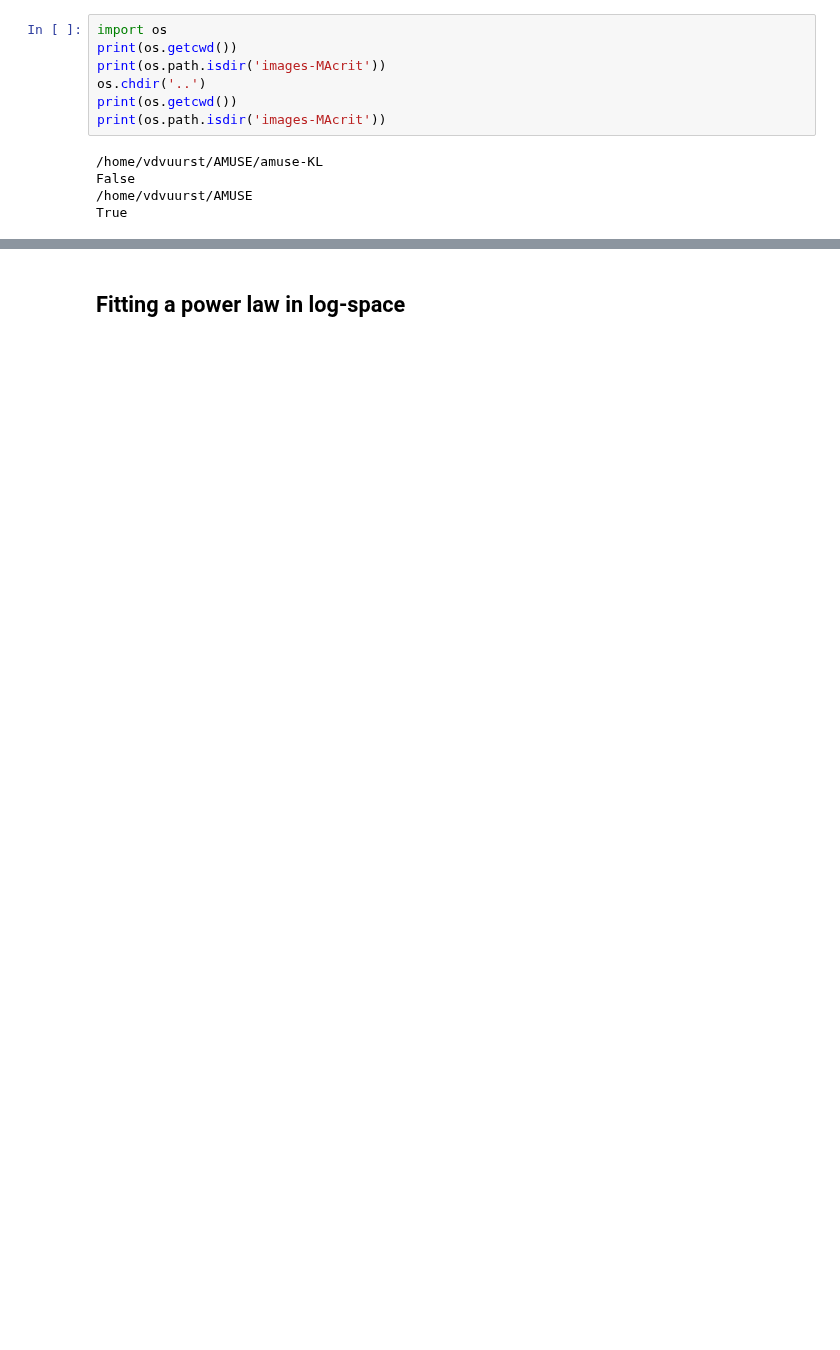
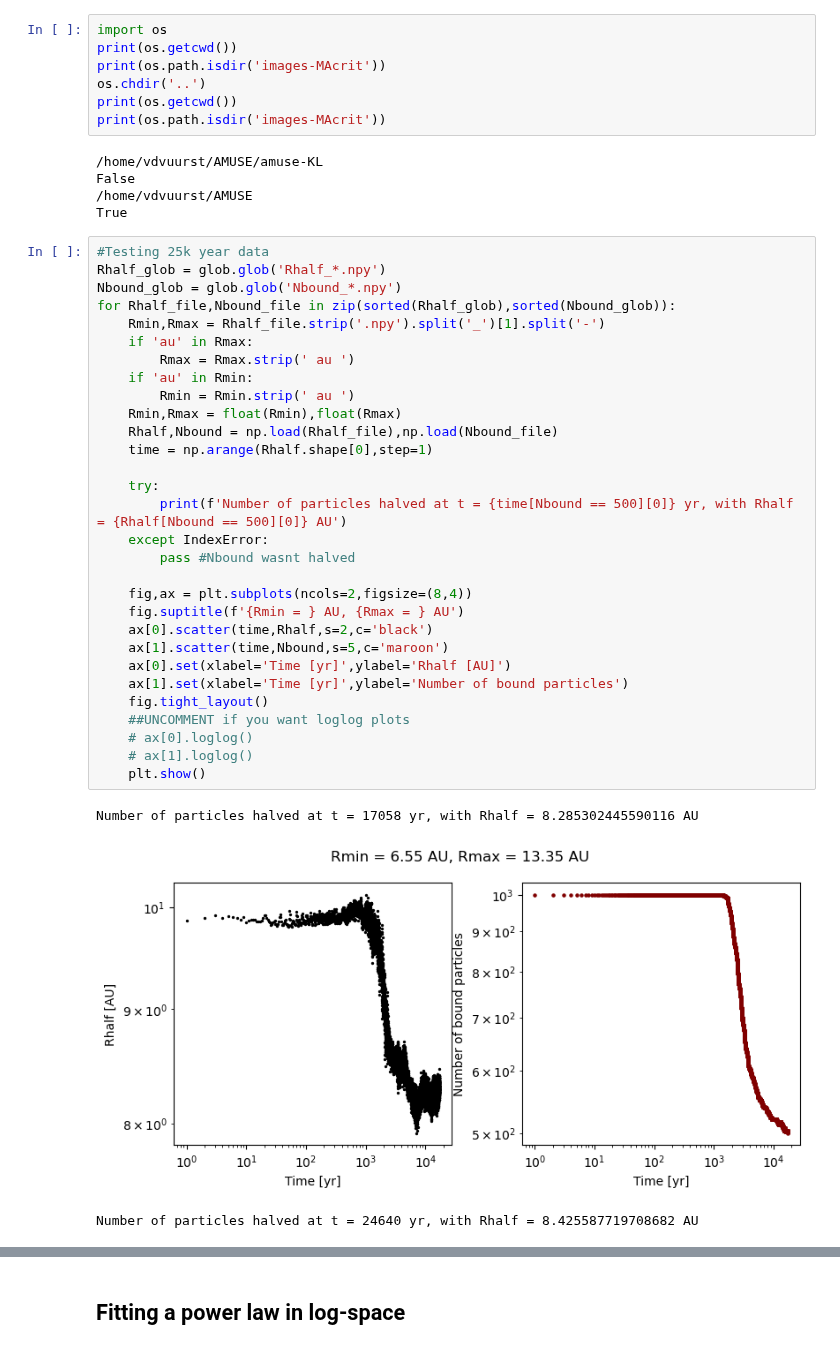
Before and after one commit to LucasPouw/amuse-KL, a Jupyter notebook: fitting_unbound_particles.ipynb, the cells around one changed output, grey strips where cells are left out. Cells and saved outputs as stored; diff of their text form; blank space fills up the shorter version.

Commit message:
First data analysis of the 25k MA crit run (see Whatsapp)

```diff
--- a/fitting_unbound_particles.ipynb
+++ b/fitting_unbound_particles.ipynb
@@ -21,3 +22,37 @@ print(os.path.isdir('images-MAcrit'))
 False
 /home/vdvuurst/AMUSE
 True
+# %%
+#Testing 25k year data
+Rhalf_glob = glob.glob('Rhalf_*.npy')
+Nbound_glob = glob.glob('Nbound_*.npy')
+for Rhalf_file,Nbound_file in zip(sorted(Rhalf_glob),sorted(Nbound_glob)):
+    Rmin,Rmax = Rhalf_file.strip('.npy').split('_')[1].split('-')
+    if 'au' in Rmax:
+        Rmax = Rmax.strip(' au ')
+    if 'au' in Rmin:
+        Rmin = Rmin.strip(' au ')
+    Rmin,Rmax = float(Rmin),float(Rmax)
+    Rhalf,Nbound = np.load(Rhalf_file),np.load(Nbound_file)
+    time = np.arange(Rhalf.shape[0],step=1)
+
+    try:
+        print(f'Number of particles halved at t = {time[Nbound == 500][0]} yr, with Rhalf = {Rhalf[Nbound == 500][0]} AU')
+    except IndexError:
+        pass #Nbound wasnt halved
+
+    fig,ax = plt.subplots(ncols=2,figsize=(8,4))
+    fig.suptitle(f'{Rmin = } AU, {Rmax = } AU')
+    ax[0].scatter(time,Rhalf,s=2,c='black')
+    ax[1].scatter(time,Nbound,s=5,c='maroon')
+    ax[0].set(xlabel='Time [yr]',ylabel='Rhalf [AU]')
+    ax[1].set(xlabel='Time [yr]',ylabel='Number of bound particles')
+    fig.tight_layout()
+    ##UNCOMMENT if you want loglog plots
+    # ax[0].loglog()
+    # ax[1].loglog()
+    plt.show()
+# %% [output]
+Number of particles halved at t = 17058 yr, with Rhalf = 8.285302445590116 AU
+[figure, added]
+Number of particles halved at t = 24640 yr, with Rhalf = 8.425587719708682 AU
```
Also changed, not shown: parts of 3 cells of this notebook.
